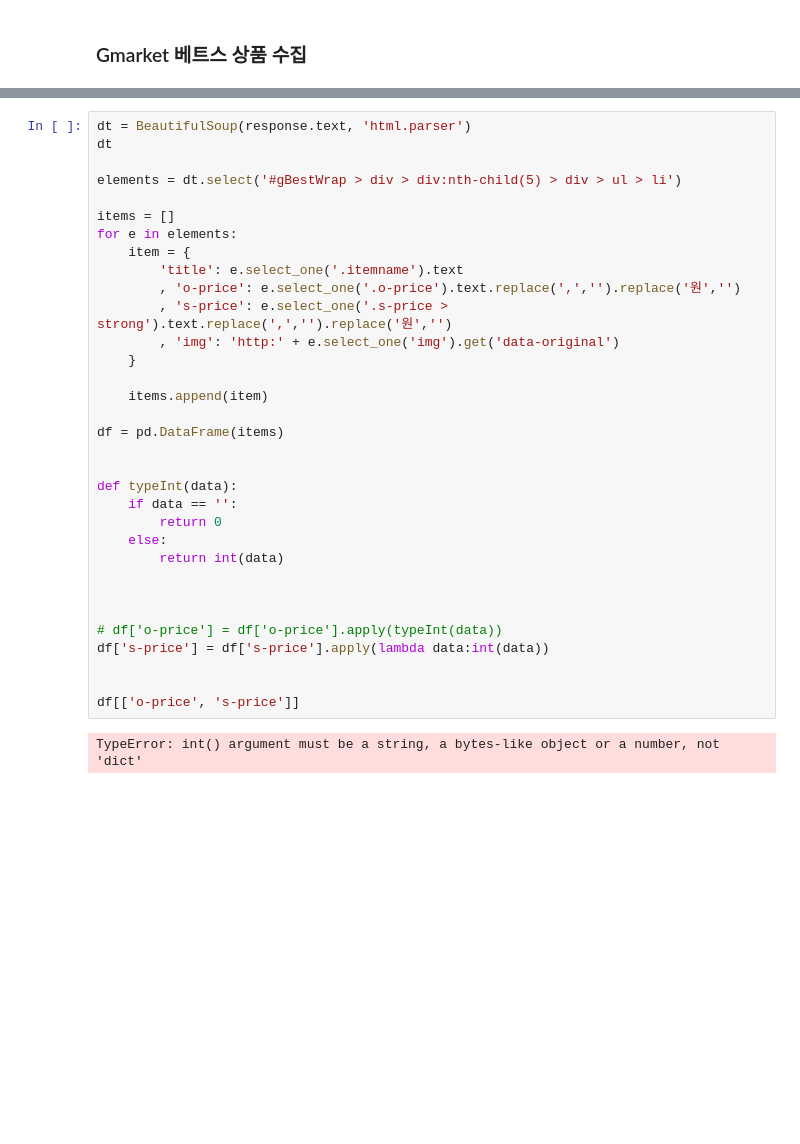
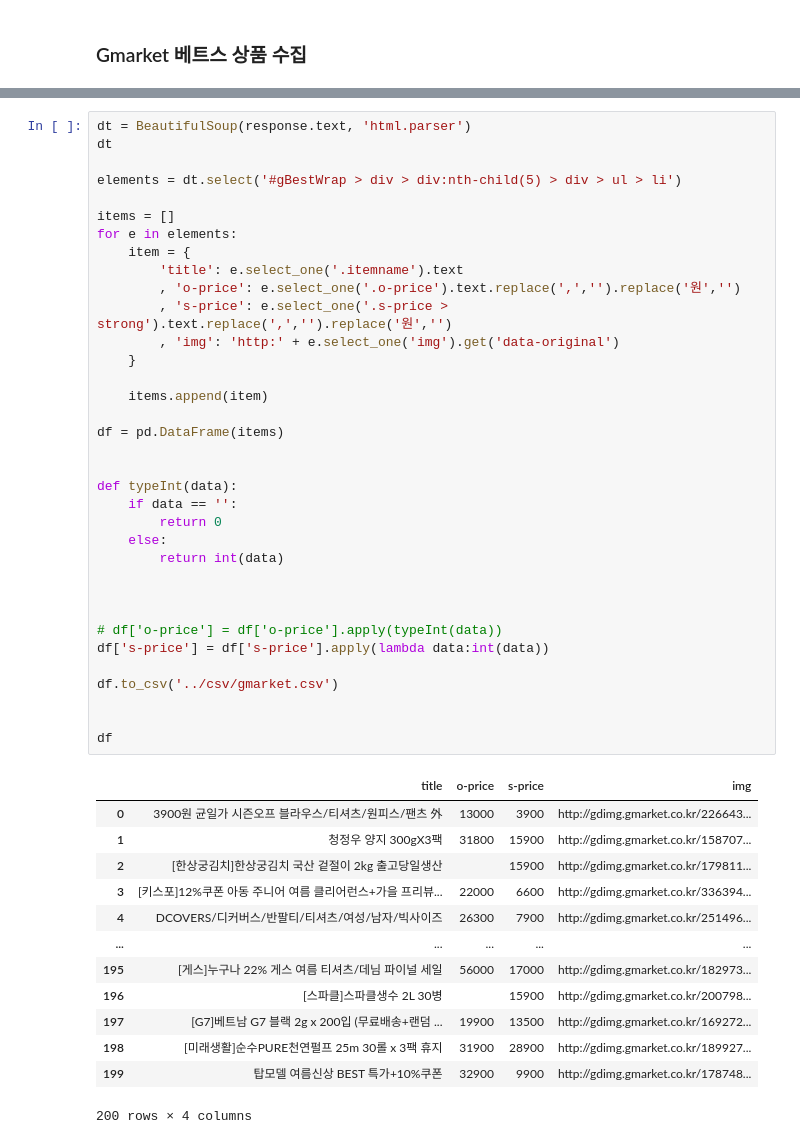
Before and after one commit to mskyun721/aivle_python, a Jupyter notebook: Class/WebCrawing.ipynb, the cells around one changed output, grey strips where cells are left out. Saved outputs shown, nothing was run; the diff lists cells and outputs as text; blank space fills up the shorter version.

```diff
--- a/Class/WebCrawing.ipynb
+++ b/Class/WebCrawing.ipynb
@@ -516,32 +518,46 @@ dt
 
 elements = dt.select('#gBestWrap > div > div:nth-child(5) > div > ul > li')
 
 items = []
 for e in elements:
     item = {
         'title': e.select_one('.itemname').text
         , 'o-price': e.select_one('.o-price').text.replace(',','').replace('원','')
         , 's-price': e.select_one('.s-price > strong').text.replace(',','').replace('원','')
         , 'img': 'http:' + e.select_one('img').get('data-original')
     }
 
     items.append(item)
 
 df = pd.DataFrame(items)
 
 
 def typeInt(data):
     if data == '':
         return 0
     else:
         return int(data)
 
 
 
 # df['o-price'] = df['o-price'].apply(typeInt(data))
 df['s-price'] = df['s-price'].apply(lambda data:int(data))
 
+df.to_csv('../csv/gmarket.csv')
 
-df[['o-price', 's-price']]
+
+df
 # %% [output]
+|  | title | o-price | s-price | img |
+| 0 | 3900원 균일가 시즌오프 블라우스/티셔츠/원피스/팬츠 外 | 13000 | 3900 | http://gdimg.gmarket.co.kr/226643... |
+| 1 | 청정우 양지 300gX3팩 | 31800 | 15900 | http://gdimg.gmarket.co.kr/158707... |
+| 2 | [한상궁김치]한상궁김치 국산 겉절이 2kg 출고당일생산 |  | 15900 | http://gdimg.gmarket.co.kr/179811... |
+| 3 | [키스포]12%쿠폰 아동 주니어 여름 클리어런스+가을 프리뷰... | 22000 | 6600 | http://gdimg.gmarket.co.kr/336394... |
+| 4 | DCOVERS/디커버스/반팔티/티셔츠/여성/남자/빅사이즈 | 26300 | 7900 | http://gdimg.gmarket.co.kr/251496... |
+| ... | ... | ... | ... | ... |
+| 195 | [게스]누구나 22% 게스 여름 티셔츠/데님 파이널 세일 | 56000 | 17000 | http://gdimg.gmarket.co.kr/182973... |
+| 196 | [스파클]스파클생수 2L 30병 |  | 15900 | http://gdimg.gmarket.co.kr/200798... |
+| 197 | [G7]베트남 G7 블랙 2g x 200입 (무료배송+랜덤 ... | 19900 | 13500 | http://gdimg.gmarket.co.kr/169272... |
+| 198 | [미래생활]순수PURE천연펄프 25m 30롤 x 3팩 휴지 | 31900 | 28900 | http://gdimg.gmarket.co.kr/189927... |
+| 199 | 탑모델 여름신상 BEST 특가+10%쿠폰 | 32900 | 9900 | http://gdimg.gmarket.co.kr/178748... |
-TypeError: int() argument must be a string, a bytes-like object or a number, not 'dict'
+200 rows × 4 columns
```
Also changed, not shown: parts of 20 cells of this notebook, 15 other files.
